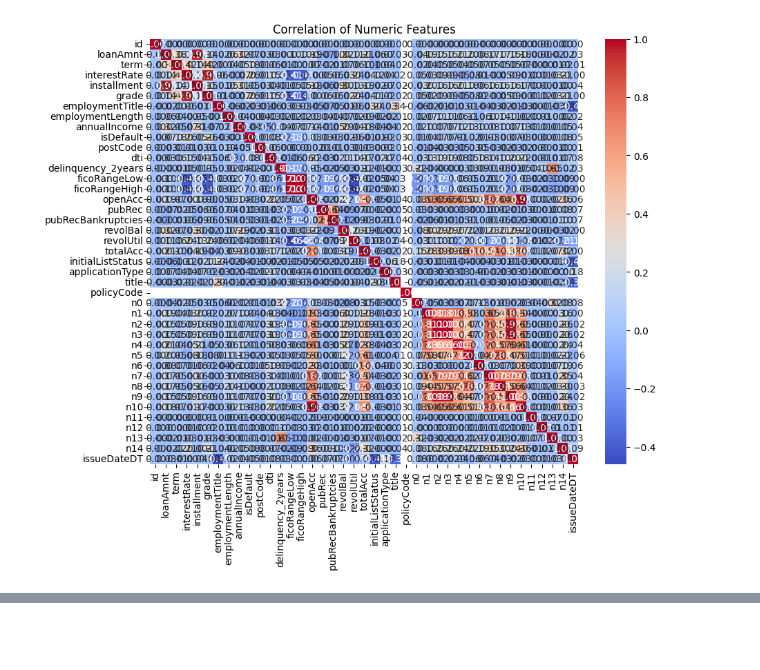
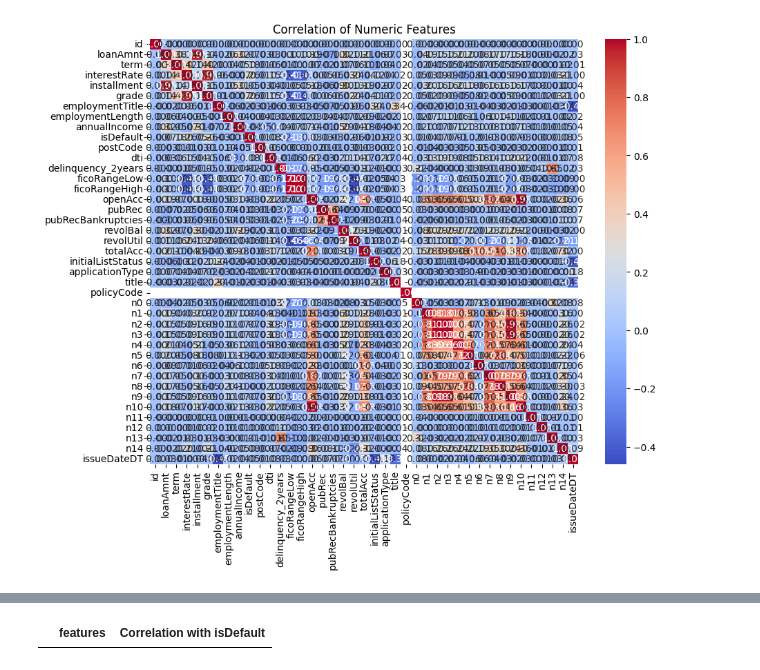
Before and after one commit to NancyNi27/Alibaba-Tianchi-Loan-Default-Prediction, a Jupyter notebook: iteration4.ipynb, the cells around one changed output, grey strips where cells are left out. Cells and saved outputs as stored; diff of their text form; code cells hidden in the pictures; blank space fills up the shorter version.

```diff
--- a/iteration4.ipynb
+++ b/iteration4.ipynb
@@ -700,0 +733,26 @@ plt.show()
+# %%
+import numpy as np
+
+correlation_data = {
+    'features': ['id', 'loanAmnt', 'term', 'interestRate', 'installment', 'grade', 'employmentTitle',
+                 'employmentLength', 'annualIncome', 'postCode', 'dti', 'delinquency_2years',
+                 'ficoRangeLow', 'ficoRangeHigh', 'openAcc', 'pubRec', 'pubRecBankruptcies',
+                 'revolBal', 'revolUtil', 'totalAcc', 'initialListStatus', 'applicationType', 'title',
+                 'policyCode', 'n0', 'n1', 'n2', 'n3', 'n4', 'n5', 'n6', 'n7', 'n8', 'n9', 'n10',
+                 'n11', 'n12', 'n13', 'n14', 'issueDateDT'],
+    'Correlation with isDefault': [-0.000351, 0.065210, 0.175126, 0.259202, 0.051524, 0.261858,
+                                    -0.030714, -0.003674, -0.042782, 0.007140, 0.084948,
+                                    0.020185, -0.130994, -0.130993, 0.026867, 0.026558,
+                                    0.026042, -0.020929, 0.059431, -0.012756, -0.007383,
+                                    0.018197, -0.025173, None, 0.013164, 0.041584, 0.070092, 0.070092, 0.014400, -0.016758,
+                                    0.006611, 0.033101, -0.004530, 0.068687, 0.025849, -0.000295, 0.003572, 0.011021, 0.084551, 0.052609]
+}
+
+correlation_df = pd.DataFrame(correlation_data)
+
+# |correlation| >= 0.4
+strong_correlations = correlation_df[correlation_df['Correlation with isDefault'].abs() >= 0.4]
+
+strong_correlations
+# %% [output]
+|  | features | Correlation with isDefault |
```
Also changed, not shown: parts of 9 cells of this notebook.
